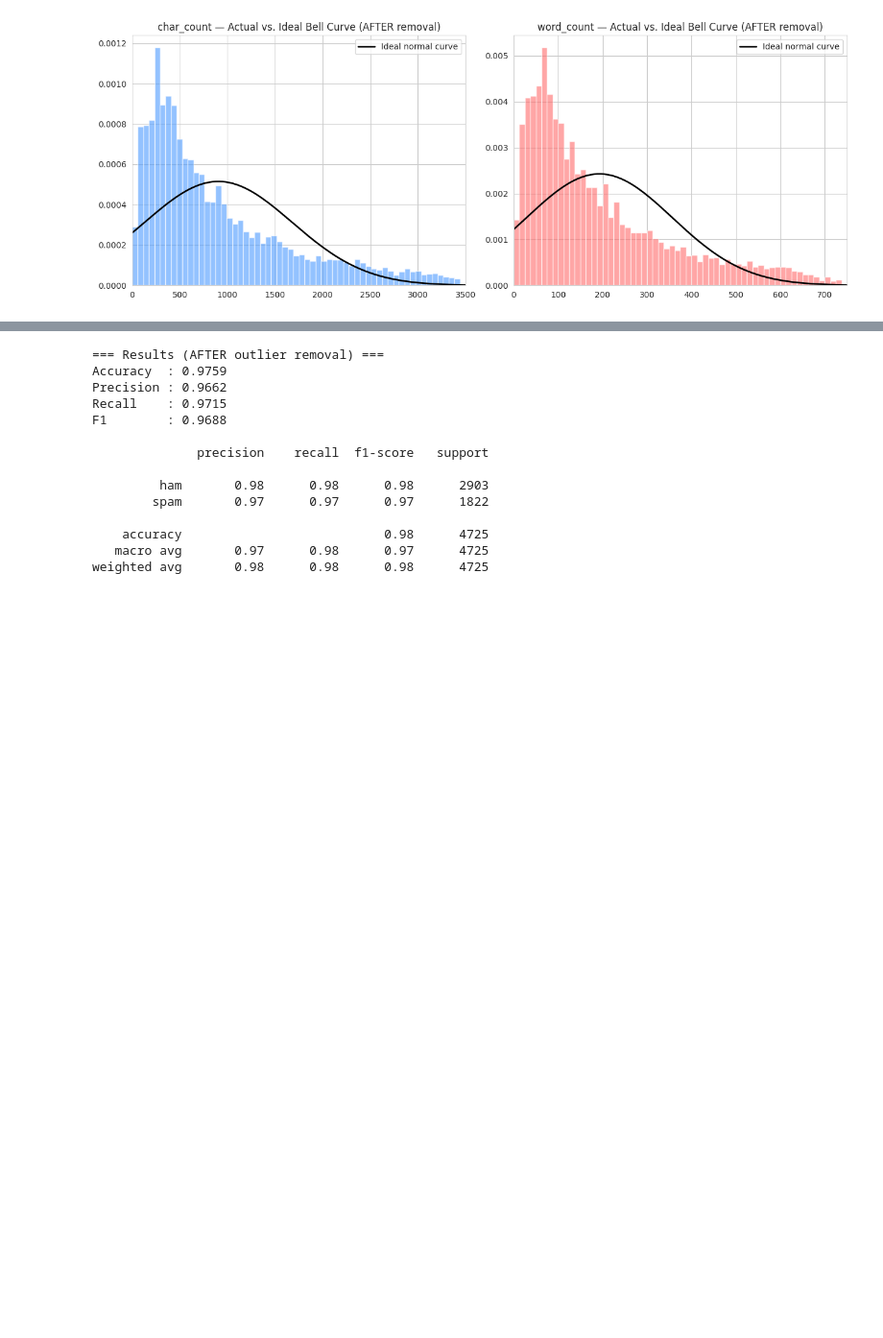
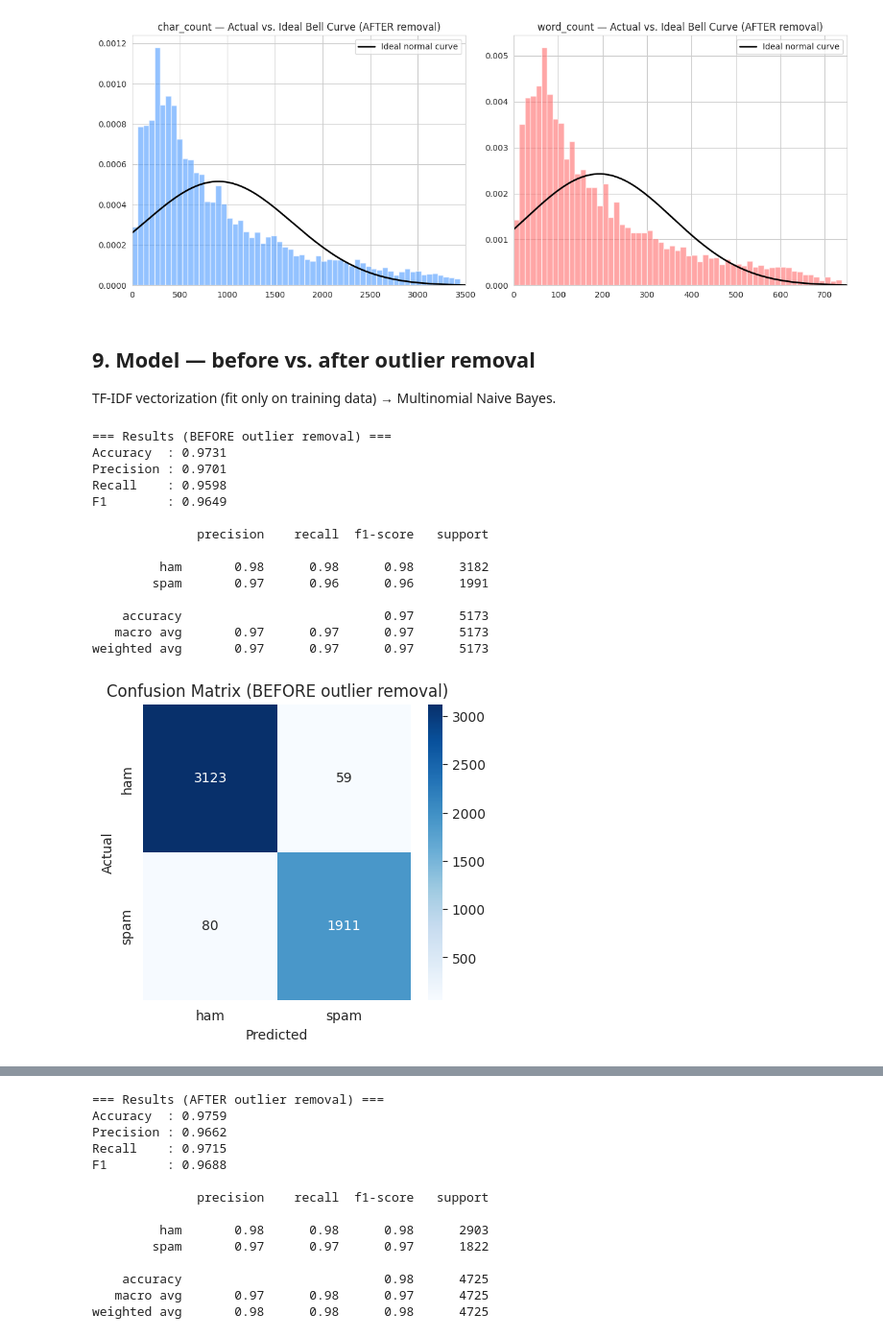
Before and after one commit to shehlamechtro-ux/spam-classification, a Jupyter notebook: spam_classification.ipynb, the cells around one changed output, grey strips where cells are left out. Shown at 96% size. Cells and saved outputs as stored; diff of their text form; code cells hidden in the pictures; blank space fills up the shorter version.

```diff
--- a/spam_classification.ipynb
+++ b/spam_classification.ipynb
@@ -172,19 +164,0 @@ plt.show()
-# %%
-fig, axes = plt.subplots(1, 2, figsize=(13, 5))
-
-configs = [("char_count", "#4C9AFF", 5000), ("word_count", "#FF6B6B", 1000)]
-
-for ax, (col, color, xlim) in zip(axes, configs):
-    data = df[col]
-    ax.hist(data, bins=60, range=(0, xlim), density=True, color=color, alpha=0.6, edgecolor="white")
-
-    mu, sigma = data.mean(), data.std()
-    x = np.linspace(0, xlim, 200)
-    ax.plot(x, stats.norm.pdf(x, mu, sigma), color="black", linewidth=2, label="Ideal normal curve")
-
-    ax.set_xlim(0, xlim)
-    ax.set_title(f"{col} — Actual vs. Ideal Bell Curve (zoomed)")
-    ax.legend()
-
-plt.tight_layout()
-plt.show()
@@ -245,45 +218,62 @@ plt.tight_layout()
 plt.show()
 # %% [output]
 [figure]
+# %% [markdown]
+## 9. Model — before vs. after outlier removal
+
+TF-IDF vectorization (fit only on training data) &rarr; Multinomial Naive Bayes.
 # %%
-from sklearn.model_selection import train_test_split
-from sklearn.feature_extraction.text import TfidfVectorizer
-from sklearn.naive_bayes import MultinomialNB
-from sklearn.metrics import accuracy_score, precision_score, recall_score, f1_score, confusion_matrix, classification_report
-
 def run_pipeline(data, label_suffix=""):
     X_train, X_test, y_train, y_test = train_test_split(
         data["Message"], data["label_num"], test_size=0.2,
-        random_state=42, stratify=data["label_num"]
+        random_state=RANDOM_STATE, stratify=data["label_num"]
     )
 
-    tfidf = TfidfVectorizer(stop_words="english", max_features=3000)
-    X_train_vec = tfidf.fit_transform(X_train)
-    X_test_vec = tfidf.transform(X_test)
+    tfidf_local = TfidfVectorizer(stop_words="english", max_features=3000)
+    X_train_vec = tfidf_local.fit_transform(X_train)
+    X_test_vec = tfidf_local.transform(X_test)
 
-    model = MultinomialNB()
-    model.fit(X_train_vec, y_train)
-    preds = model.predict(X_test_vec)
+    model_local = MultinomialNB()
+    model_local.fit(X_train_vec, y_train)
+    preds_local = model_local.predict(X_test_vec)
 
     metrics = {
-        "accuracy": accuracy_score(y_test, preds),
-        "precision": precision_score(y_test, preds),
-        "recall": recall_score(y_test, preds),
-        "f1": f1_score(y_test, preds),
+        "accuracy": accuracy_score(y_test, preds_local),
+        "precision": precision_score(y_test, preds_local),
+        "recall": recall_score(y_test, preds_local),
+        "f1": f1_score(y_test, preds_local),
     }
 
     print(f"=== Results {label_suffix} ===")
     for k, v in metrics.items():
         print(f"{k.capitalize():10s}: {v:.4f}")
     print()
-    print(classification_report(y_test, preds, target_names=["ham", "spam"]))
+    print(classification_report(y_test, preds_local, target_names=["ham", "spam"]))
 
-    cm = confusion_matrix(y_test, preds)
+    cm = confusion_matrix(y_test, preds_local)
     plt.figure(figsize=(4.5, 4))
     sns.heatmap(cm, annot=True, fmt="d", cmap="Blues", xticklabels=["ham","spam"], yticklabels=["ham","spam"])
     plt.title(f"Confusion Matrix {label_suffix}")
     plt.ylabel("Actual")
     plt.xlabel("Predicted")
     plt.show()
 
     return metrics
+
+metrics_before = run_pipeline(df, label_suffix="(BEFORE outlier removal)")
+# %% [output]
+=== Results (BEFORE outlier removal) ===
+Accuracy  : 0.9731
+Precision : 0.9701
+Recall    : 0.9598
+F1        : 0.9649
+
+              precision    recall  f1-score   support
+
+         ham       0.98      0.98      0.98      3182
+        spam       0.97      0.96      0.96      1991
+
+    accuracy                           0.97      5173
+   macro avg       0.97      0.97      0.97      5173
+weighted avg       0.97      0.97      0.97      5173
+[figure, added]
```
Also changed, not shown: parts of 31 cells of this notebook.
